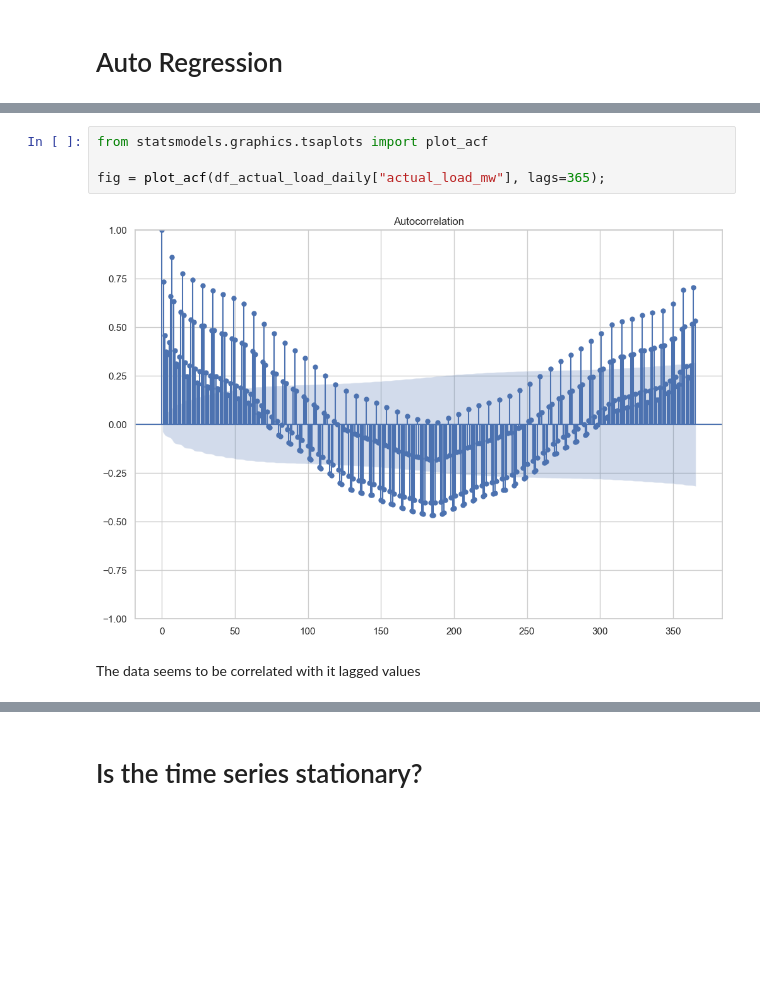
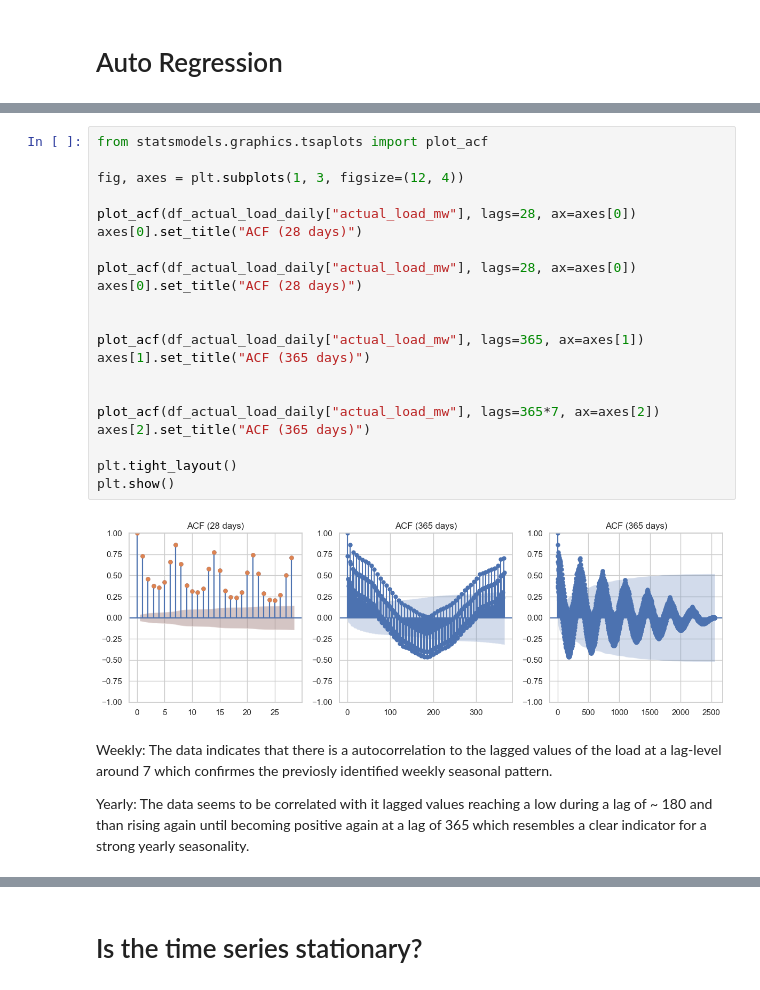
Before and after one commit to LucasHausi/probabilistic-load-forecast-project, a Jupyter notebook: notebooks/eda/load_forecast_eda.ipynb, the cells around one changed output, grey strips where cells are left out. Drawn from its saved outputs; the diff is of its cells as text; blank space fills up the shorter version.

```diff
--- a/notebooks/eda/load_forecast_eda.ipynb
+++ b/notebooks/eda/load_forecast_eda.ipynb
@@ -244,8 +239,29 @@ plt.show()
 # %%
 from statsmodels.graphics.tsaplots import plot_acf
 
-fig = plot_acf(df_actual_load_daily["actual_load_mw"], lags=365);
+fig, axes = plt.subplots(1, 3, figsize=(12, 4))
+
+plot_acf(df_actual_load_daily["actual_load_mw"], lags=28, ax=axes[0])
+axes[0].set_title("ACF (28 days)")
+
+plot_acf(df_actual_load_daily["actual_load_mw"], lags=28, ax=axes[0])
+axes[0].set_title("ACF (28 days)")
+
+
+plot_acf(df_actual_load_daily["actual_load_mw"], lags=365, ax=axes[1])
+axes[1].set_title("ACF (365 days)")
+
+
+plot_acf(df_actual_load_daily["actual_load_mw"], lags=365*7, ax=axes[2])
+axes[2].set_title("ACF (365 days)")
+
+plt.tight_layout()
+plt.show()
 # %% [output]
-[figure, old version]
+[figure, new version]
 # %% [markdown]
-The data seems to be correlated with it lagged values
+Weekly:
+The data indicates that there is a autocorrelation to the lagged values of the load at a lag-level around 7 which confirmes the previosly identified weekly seasonal pattern.
+
+Yearly:
+The data seems to be correlated with it lagged values reaching a low during a lag of ~ 180 and than rising again until becoming positive again at a lag of 365 which resembles a clear indicator for a strong yearly seasonality.
```
Also changed, not shown: parts of 8 cells of this notebook.
